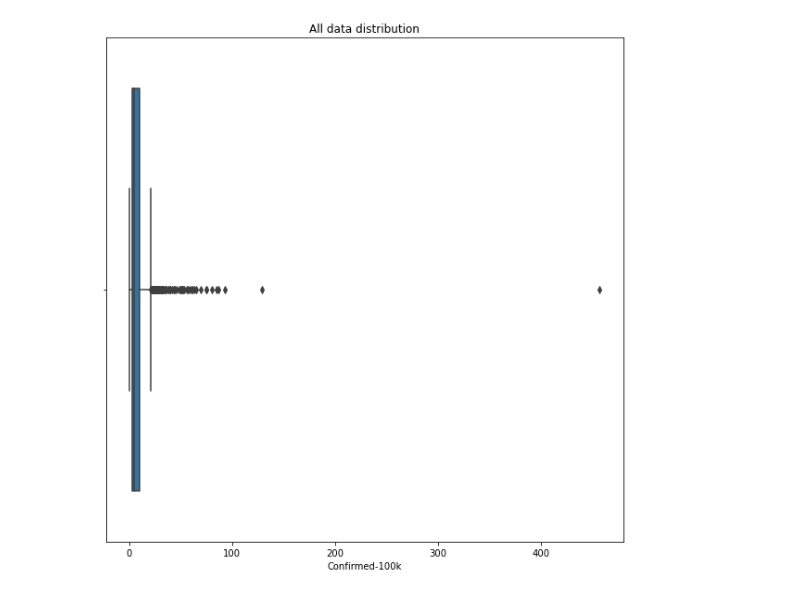
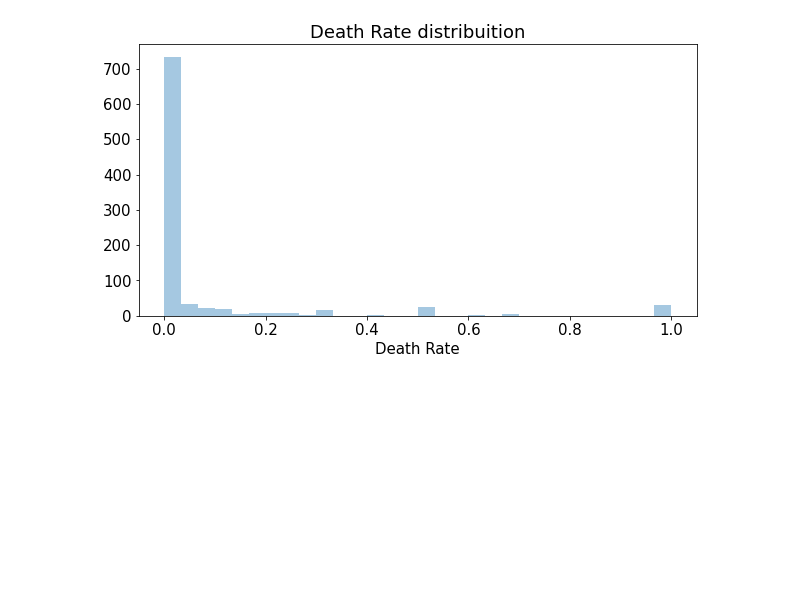
Before and after one commit to gfsilveira/covid, a Jupyter notebook: 01-Covid19-MunicipiosBR_correlation.ipynb, the cells around one changed output. Cells and saved outputs as stored; diff of their text form; code cells hidden in the pictures; blank space fills up the shorter version.

```diff
--- a/01-Covid19-MunicipiosBR_correlation.ipynb
+++ b/01-Covid19-MunicipiosBR_correlation.ipynb
@@ -40,5 +39,5 @@ printLis(directory)
 # %%
-date = 3
+date = 2
 df =  pd.read_csv('..\\'+directory[date])
 df.tail()
 # %% [output]
@@ -61,12 +60,12 @@ df.tail()
 # df.head()
 # %%
 df = df[(df['date'] == '2020-04-10') & (df['place_type'] == 'city')][[
+    "city",
     "estimated_population_2019",
     "last_available_confirmed",
     "last_available_deaths",
     "last_available_confirmed_per_100k_inhabitants",
     "last_available_death_rate",
-    "city"
 ]]
 df = df.rename(columns={
     "estimated_population_2019": "Population",
@@ -76,5 +75,5 @@ df = df.rename(columns={
     "last_available_death_rate": "Death Rate",
     "city": "City"
 })
-df.head()
+df.info()
 # %% [output]
@@ -86,0 +91,3 @@ df.head()
+# %%
+df.fillna(0, inplace=True)
+df.info()
@@ -89,10 +108,15 @@ df['City'].to_csv('cities.csv', header=['City'])
 # %%
 g = 1
 print_campo = 'n'
-col1 = 'Confirmed-100k'
-col2 = 'Deaths'
+col1 = 'Population'
+col2 = 'Confirmed-100k'
+col3 = 'Death Rate'
+plt.rcParams.update({'font.size': 15})
+plt.rcParams['xtick.labelsize'] = 15
+plt.rcParams['ytick.labelsize'] = 15
 try:
-    os.mkdir(col2)
+    if print_campo == 's':
+        os.mkdir(col2)
     print('Directory created')
 except FileExistsError:
     print('Directory already exists')
@@ -124,12 +147,12 @@ RuntimeError: Selected KDE bandwidth is 0. Cannot estimate density.
 # %%
 g += 1
-plt.figure(figsize=(10, 10))
-sns.boxplot(
-    x=col1,
-    data=df
+plt.figure(figsize=(10, 5))
+sns.distplot(
+    df[col3],
+    kde=False
 )
-plt.title('All data distribution')
+plt.title(col3 + ' distribuition')
 if print_campo == 's':
-    plt.savefig('0'+str(g)+'-'+col2+'_'+data+'.png', dpi=150)
+    plt.savefig('0'+str(g)+'-'+col3+'_'+data+'.png', dpi=150)
 # %% [output]
-[figure, old version]
+[figure, new version]
```
Also changed, not shown: parts of 24 cells of this notebook.
